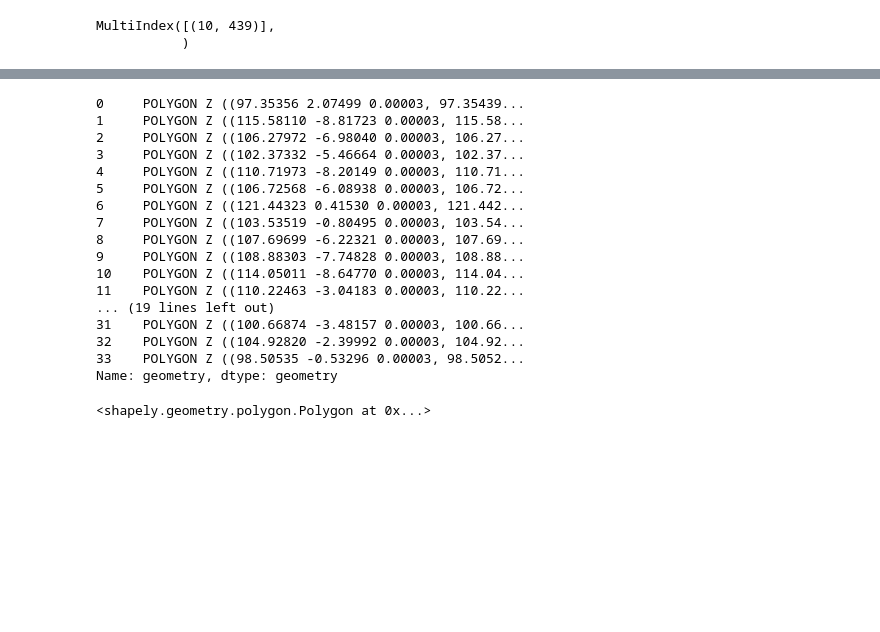
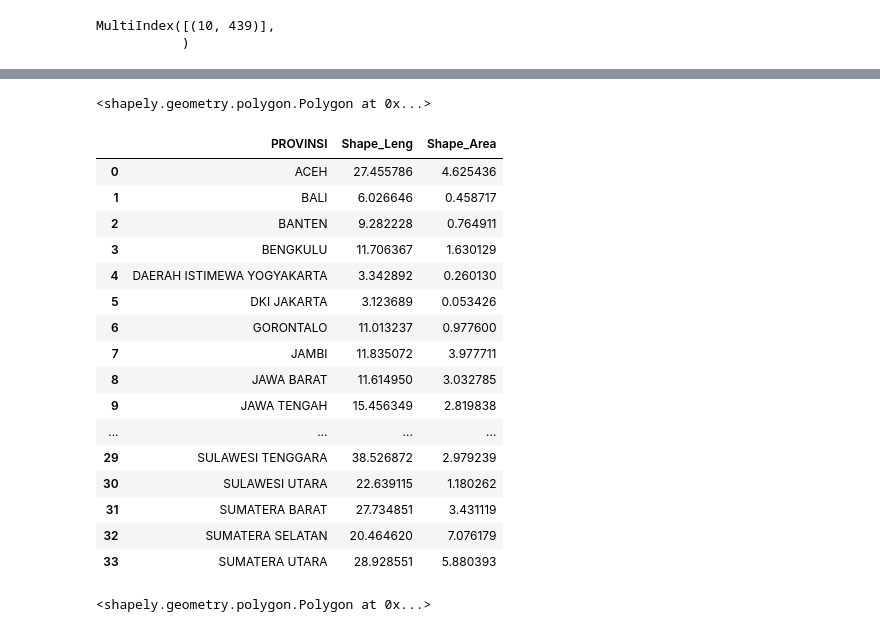
Before and after one commit to jonathanraditya/floodmap, a Jupyter notebook: main.ipynb, the cells around one changed output, grey strips where cells are left out. Cells and saved outputs as stored; diff of their text form; code cells hidden in the pictures; blank space fills up the shorter version.

```diff
--- a/main.ipynb
+++ b/main.ipynb
@@ -378,23 +480,30 @@ exploded.index[0]
+# %%
+province_number = 4
+exploded[results[province_number][0]][results[province_number][1]]
+# %% [output]
+<shapely.geometry.polygon.Polygon at 0x...>
 # %%
-exploded.xs(1, level=1, axis=0)
+shp_nogeom = shp.drop(['geometry','OBJECTID'], axis='columns')
-# %% [output]
-0     POLYGON Z ((97.35356 2.07499 0.00003, 97.35439...
-1     POLYGON Z ((115.58110 -8.81723 0.00003, 115.58...
-2     POLYGON Z ((106.27972 -6.98040 0.00003, 106.27...
-3     POLYGON Z ((102.37332 -5.46664 0.00003, 102.37...
-4     POLYGON Z ((110.71973 -8.20149 0.00003, 110.71...
-5     POLYGON Z ((106.72568 -6.08938 0.00003, 106.72...
-6     POLYGON Z ((121.44323 0.41530 0.00003, 121.442...
-7     POLYGON Z ((103.53519 -0.80495 0.00003, 103.54...
-8     POLYGON Z ((107.69699 -6.22321 0.00003, 107.69...
-9     POLYGON Z ((108.88303 -7.74828 0.00003, 108.88...
-10    POLYGON Z ((114.05011 -8.64770 0.00003, 114.04...
-11    POLYGON Z ((110.22463 -3.04183 0.00003, 110.22...
-... (19 lines left out)
-31    POLYGON Z ((100.66874 -3.48157 0.00003, 100.66...
-32    POLYGON Z ((104.92820 -2.39992 0.00003, 104.92...
-33    POLYGON Z ((98.50535 -0.53296 0.00003, 98.5052...
-Name: geometry, dtype: geometry
+# %%
+shp_nogeom
+# %% [output]
+|  | PROVINSI | Shape_Leng | Shape_Area |
+| 0 | ACEH | 27.455786 | 4.625436 |
+| 1 | BALI | 6.026646 | 0.458717 |
+| 2 | BANTEN | 9.282228 | 0.764911 |
+| 3 | BENGKULU | 11.706367 | 1.630129 |
+| 4 | DAERAH ISTIMEWA YOGYAKARTA | 3.342892 | 0.260130 |
+| 5 | DKI JAKARTA | 3.123689 | 0.053426 |
+| 6 | GORONTALO | 11.013237 | 0.977600 |
+| 7 | JAMBI | 11.835072 | 3.977711 |
+| 8 | JAWA BARAT | 11.614950 | 3.032785 |
+| 9 | JAWA TENGAH | 15.456349 | 2.819838 |
+| ... | ... | ... | ... |
+| 29 | SULAWESI TENGGARA | 38.526872 | 2.979239 |
+| 30 | SULAWESI UTARA | 22.639115 | 1.180262 |
+| 31 | SUMATERA BARAT | 27.734851 | 3.431119 |
+| 32 | SUMATERA SELATAN | 20.464620 | 7.076179 |
+| 33 | SUMATERA UTARA | 28.928551 | 5.880393 |
 # %%
 exploded.xs(exploded.index[2])
 
```
Also changed, not shown: parts of 11 cells of this notebook.
